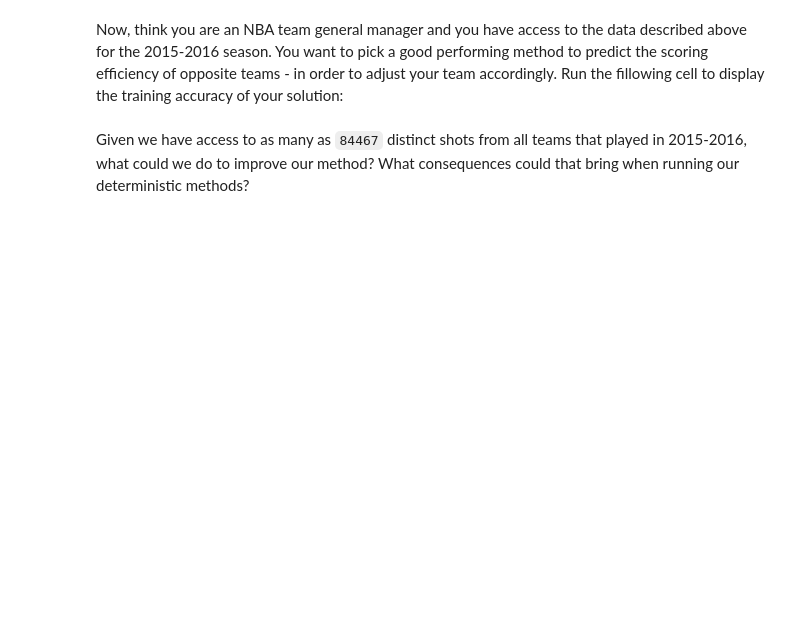
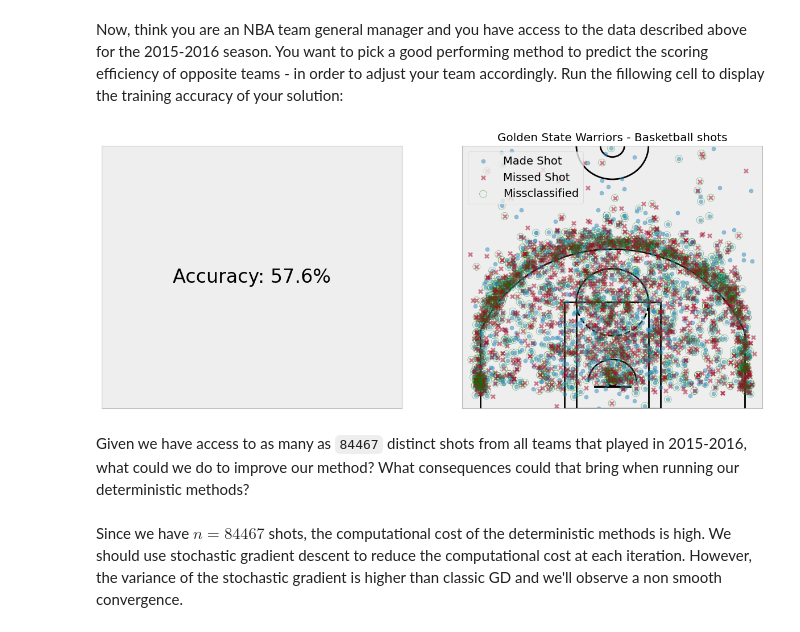
Before and after one commit to Bozu1206/ee-556-hw1, a Jupyter notebook: Part 2 - First order methods.ipynb, the cells around one changed output. Drawn from its saved outputs; the diff is of its cells as text; code cells hidden in the pictures; blank space fills up the shorter version.

```diff
--- a/Part 2 - First order methods.ipynb
+++ b/Part 2 - First order methods.ipynb
@@ -528,10 +530,14 @@ plot(methods, f, x_zero, max_iteration=5000)
 # %% [markdown]
 Now, think you are an NBA team general manager and you have access to the data described above for the 2015-2016 season. You want to pick a good performing method to predict the scoring efficiency of opposite teams - in order to adjust your team accordingly. Run the fillowing cell to display the training accuracy of your solution:
 # %%
-method = #FILL
+method = AGDR
 run_trace = run(method, f, x_zero, 5000)
 last_x_k = run_trace.sequence[-1]
 
 train_accuracy(run_trace.sequence[-1])
+# %% [output]
+[figure, added]
 # %% [markdown]
 Given we have access to as many as `84467` distinct shots from all teams that played in 2015-2016, what could we do to improve our method? What consequences could that bring when running our deterministic methods?
+# %% [markdown]
+Since we have $n=84467$ shots, the computational cost of the deterministic methods is high. We should use stochastic gradient descent to reduce the computational cost at each iteration. However, the variance of the stochastic gradient is higher than classic GD and we'll observe a non smooth convergence.
```
Also changed, not shown: parts of 5 cells of this notebook, 1 other file.
